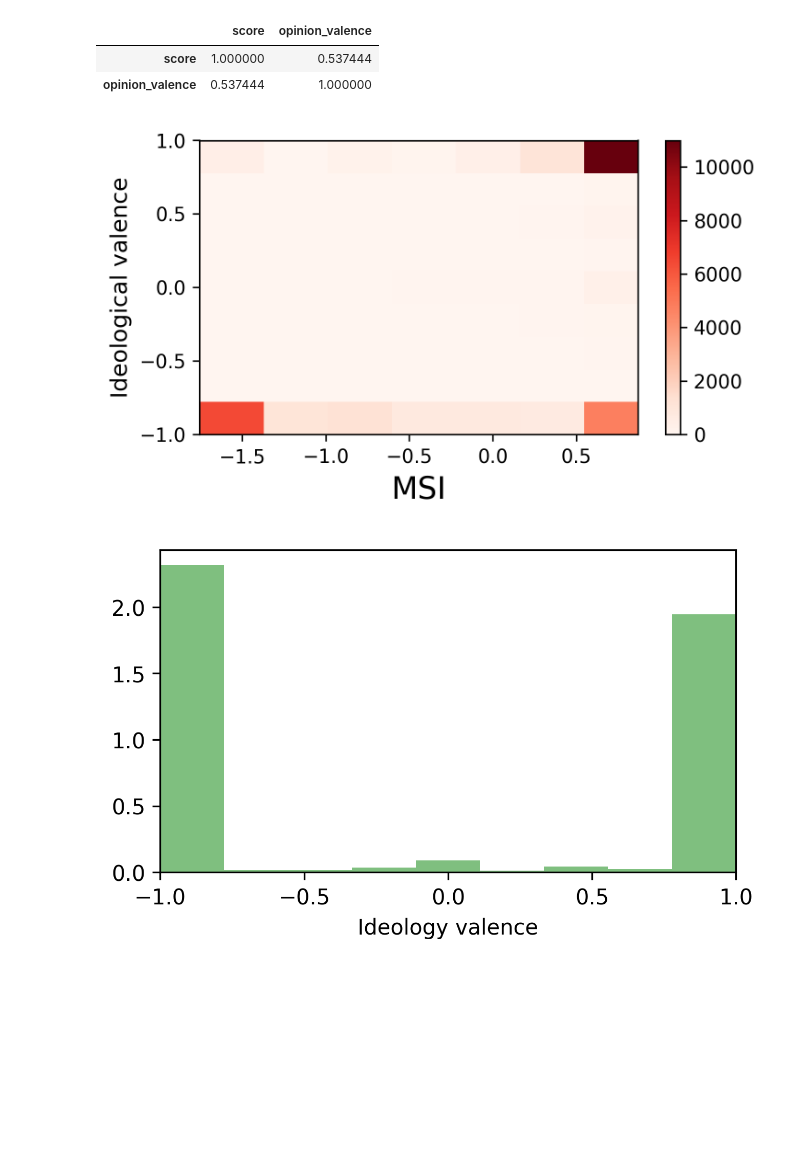
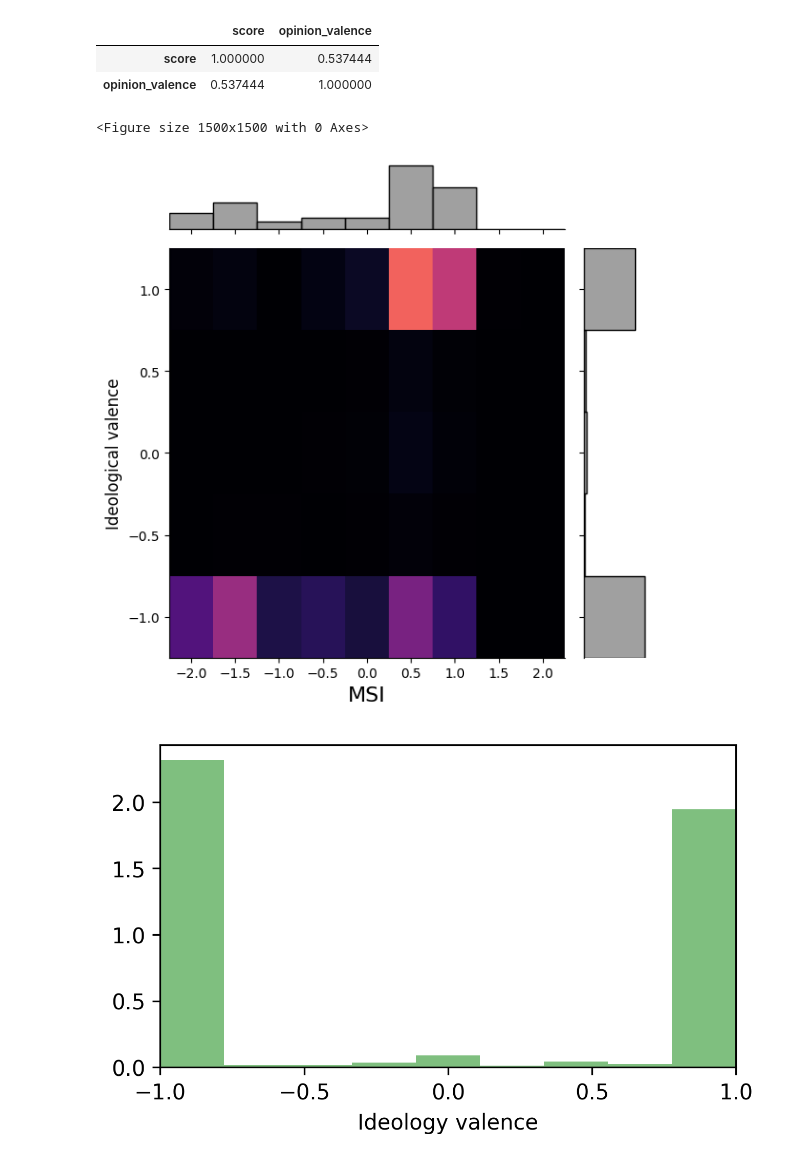
Before and after one commit to spinto88/MediaSharingIndex, a Jupyter notebook: MediaShareIndex_ppal_media_ideology_users.ipynb, the cells around one changed output. Drawn from its saved outputs; the diff is of its cells as text; code cells hidden in the pictures; blank space fills up the shorter version.

```diff
--- a/MediaShareIndex_ppal_media_ideology_users.ipynb
+++ b/MediaShareIndex_ppal_media_ideology_users.ipynb
@@ -144,24 +146,25 @@ users_opinion_score[['score', 'opinion_valence']].corr('spearman')
 |  | score | opinion_valence |
 | score | 1.000000 | 0.537444 |
 | opinion_valence | 0.537444 | 1.000000 |
-# %%
-# import matplotlib.pyplot as plt
-plt.figure(dpi = 300, figsize = (5,3))
-#plt.axes([0.175, 0.15, 0.725, 0.75])
-plt.hist2d(users_opinion_score['score'], users_opinion_score['opinion_valence'], bins = 9, density = False, cmap = 'Reds', vmin = 0)
-plt.colorbar()
-plt.xticks(np.arange(-2, 2.01, 0.5))
-plt.yticks(np.arange(-1, 1.01, 0.5))
-plt.xlim(np.quantile(score_users, q = [0.005, 0.995]))
-plt.ylim([-1, 1])
-plt.xlabel('MSI', size = 16)
-plt.ylabel('Ideological valence', size = 12)
-plt.tight_layout()
-plt.savefig('Results/MSI_ideology_valence.png')
-plt.savefig('Results/MSI_ideology_valence.pdf')
-plt.show()
-# %% [output]
-[figure, removed]
+# %%
+plt.figure(dpi = 300, figsize=(5,5))
+
+ax1 = sns.jointplot(x = users_opinion_score['score'], y = users_opinion_score['opinion_valence'], marginal_kws=dict(bins = np.arange(-2.25, 2.26, 0.50)),color='grey')
+ax1.ax_joint.cla()
+plt.sca(ax1.ax_joint)
+plt.hist2d(users_opinion_score['score'], users_opinion_score['opinion_valence'], bins = [np.arange(-2.25, 2.26, 0.50), np.arange(-1.25, 1.26, 0.50)], cmap = 'magma', vmin = 0.00, vmax = 10000) #norm=mcolors.PowerNorm(0.3), cmap = 'magma')
+
+#plt.xlim(np.quantile(users_opinion_score['score'].to_list(), q = [0.005, 0.995]) + [-0.65, 0.65])
+#plt.ylim([-1.25, 1.25])
+plt.xlabel('MSI', size = 16)
+plt.ylabel('Ideological valence', size = 12)
+plt.tight_layout()
+plt.savefig('Results/MSI_ideology_valence.png')
+plt.savefig('Results/MSI_ideology_valence.pdf')
+plt.show()
+# %% [output]
+<Figure size 1500x1500 with 0 Axes>
+[figure, added]
 # %%
 # Scores of the users
 plt.figure(dpi = 300, figsize = (5,3))
```
Also changed, not shown: parts of 1 cell of this notebook, 9 other files.
